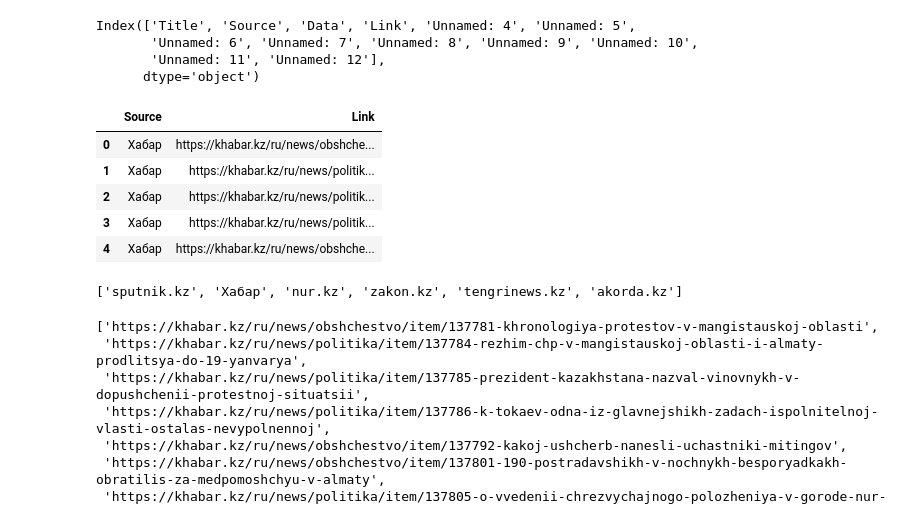
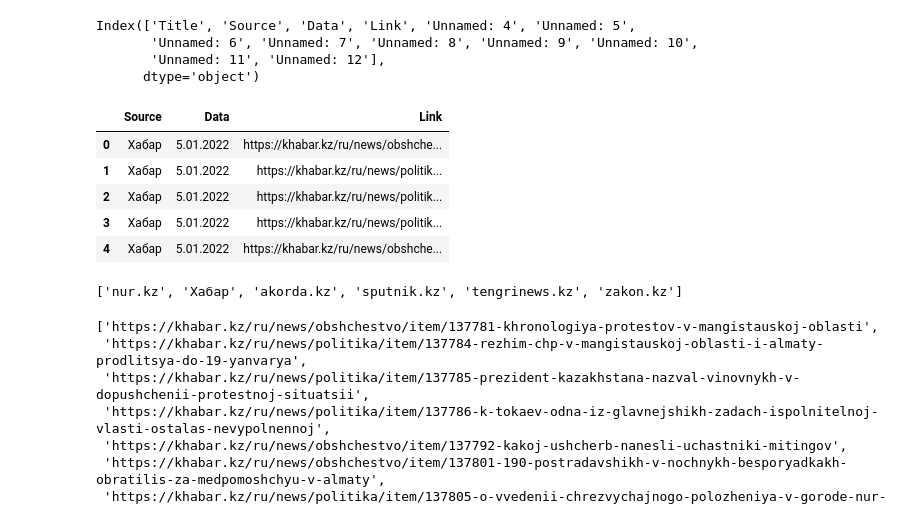
Before and after one commit to seouljake/kz-qandy-qantar, a Jupyter notebook: scripts/2. select articles by cluster keywords.ipynb, the cells around one changed output. Drawn from its saved outputs; the diff is of its cells as text; code cells hidden in the pictures.

```diff
--- a/scripts/2. select articles by cluster keywords.ipynb
+++ b/scripts/2. select articles by cluster keywords.ipynb
@@ -20,20 +20,20 @@ Index(['Title', 'Source', 'Data', 'Link', 'Unnamed: 4', 'Unnamed: 5',
        'Unnamed: 11', 'Unnamed: 12'],
       dtype='object')
 # %%
-select_columns = ["Source","Link"]
+select_columns = ["Source","Data","Link"]
 media_link_dat = media_link_dat[select_columns]
 media_link_dat.head()
 # %% [output]
-|  | Source | Link |
-| 0 | Хабар | https://khabar.kz/ru/news/obshche... |
-| 1 | Хабар | https://khabar.kz/ru/news/politik... |
-| 2 | Хабар | https://khabar.kz/ru/news/politik... |
-| 3 | Хабар | https://khabar.kz/ru/news/politik... |
-| 4 | Хабар | https://khabar.kz/ru/news/obshche... |
+|  | Source | Data | Link |
+| 0 | Хабар | 5.01.2022 | https://khabar.kz/ru/news/obshche... |
+| 1 | Хабар | 5.01.2022 | https://khabar.kz/ru/news/politik... |
+| 2 | Хабар | 5.01.2022 | https://khabar.kz/ru/news/politik... |
+| 3 | Хабар | 5.01.2022 | https://khabar.kz/ru/news/politik... |
+| 4 | Хабар | 5.01.2022 | https://khabar.kz/ru/news/obshche... |
 # %%
 list(set(media_link_dat.Source.to_list()))
 # %% [output]
-['sputnik.kz', 'Хабар', 'nur.kz', 'zakon.kz', 'tengrinews.kz', 'akorda.kz']
+['nur.kz', 'Хабар', 'akorda.kz', 'sputnik.kz', 'tengrinews.kz', 'zakon.kz']
 # %%
 cluster1_agencies = ['akorda.kz','Хабар','nur.kz']
 cluster2_agencies = ['sputnik.kz','zakon.kz','tengrinews.kz']
```
Also changed, not shown: parts of 6 cells of this notebook, 7 other files.
